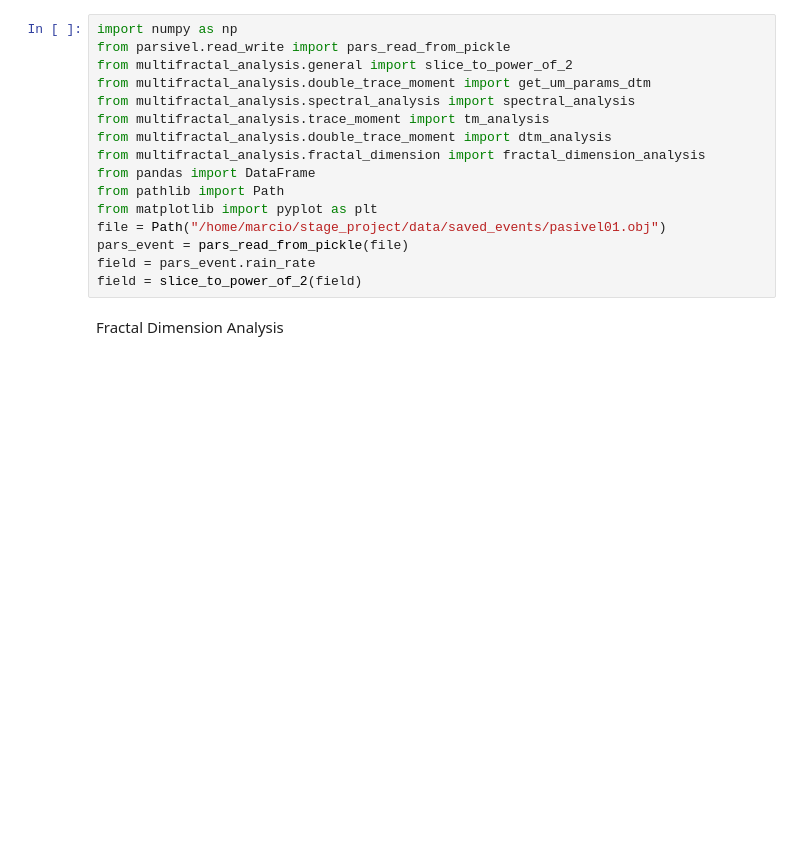
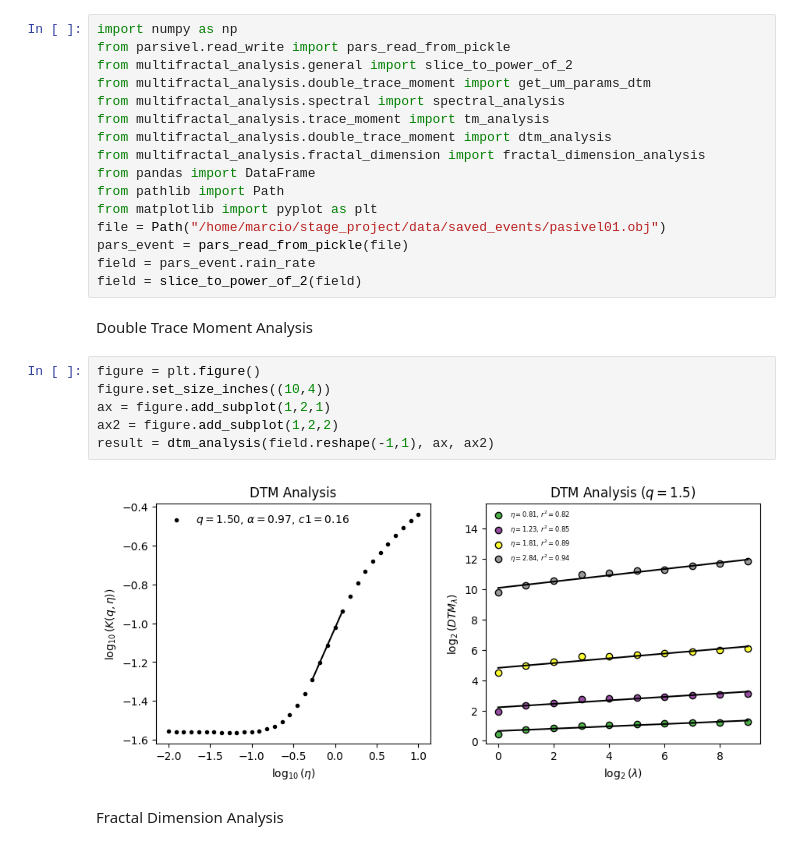
Before and after one commit to marcinmss/rain_analysis_toolbox, a Jupyter notebook: notebooks/test_multy_fractals/test_spectral2.ipynb, the cells around one changed output. Cells and saved outputs as stored; diff of their text form; blank space fills up the shorter version.

```diff
--- a/notebooks/test_multy_fractals/test_spectral2.ipynb
+++ b/notebooks/test_multy_fractals/test_spectral2.ipynb
@@ -3,7 +3,7 @@ import numpy as np
 from parsivel.read_write import pars_read_from_pickle
 from multifractal_analysis.general import slice_to_power_of_2
 from multifractal_analysis.double_trace_moment import get_um_params_dtm
-from multifractal_analysis.spectral_analysis import spectral_analysis
+from multifractal_analysis.spectral import spectral_analysis
 from multifractal_analysis.trace_moment import tm_analysis
 from multifractal_analysis.double_trace_moment import dtm_analysis
 from multifractal_analysis.fractal_dimension import fractal_dimension_analysis
@@ -14,6 +14,16 @@ file = Path("/home/marcio/stage_project/data/saved_events/pasivel01.obj")
 pars_event = pars_read_from_pickle(file)
 field = pars_event.rain_rate
 field = slice_to_power_of_2(field)
+# %% [markdown]
+Double Trace Moment Analysis
+# %%
+figure = plt.figure()
+figure.set_size_inches((10,4))
+ax = figure.add_subplot(1,2,1)
+ax2 = figure.add_subplot(1,2,2)
+result = dtm_analysis(field.reshape(-1,1), ax, ax2)
+# %% [output]
+[figure, added]
 # %% [markdown]
 Fractal Dimension Analysis
 # %%
```
Also changed, not shown: parts of 8 cells of this notebook, 13 other files.
